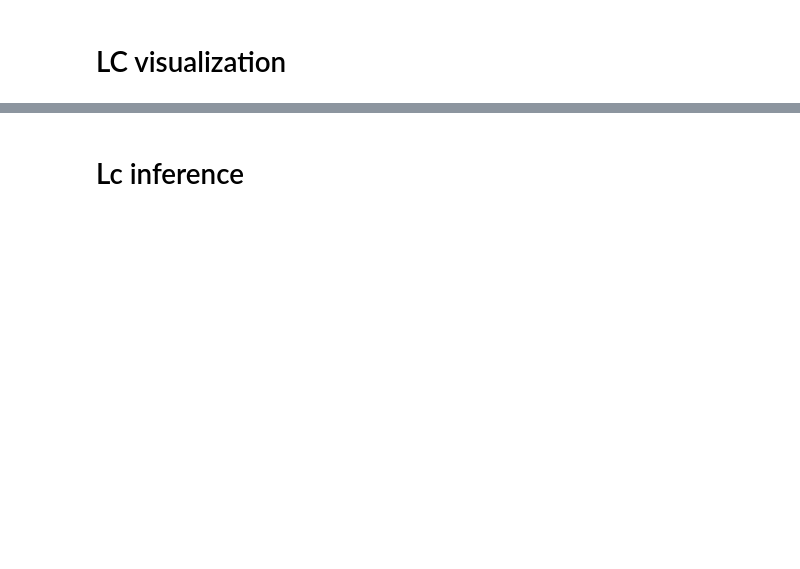
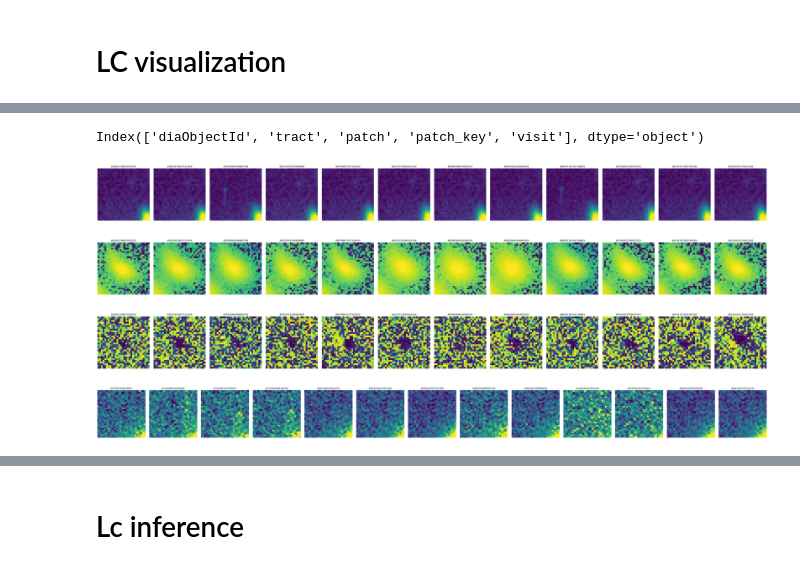
Before and after one commit to rbonnetguerrini/ML4transients, a Jupyter notebook: notebooks/data_loading_example.ipynb, the cells around one changed output, grey strips where cells are left out. Drawn from its saved outputs; the diff is of its cells as text; code cells hidden in the pictures; blank space fills up the shorter version.

```diff
--- a/notebooks/data_loading_example.ipynb
+++ b/notebooks/data_loading_example.ipynb
@@ -153,0 +96,7 @@ else:
+# %%
+diasource_index = pd.read_hdf(diasource_index_file, key='diasource_index')
+# %%
+dia_object_id=3495901618560337471
+sources_for_object = diasource_index[diasource_index['diaObjectId'] == dia_object_id]
+len(sources_for_object)
+sources_for_object
@@ -153,0 +122,42 @@ else:
+# %%
+sources_for_object.columns
+# %% [output]
+Index(['diaObjectId', 'tract', 'patch', 'patch_key', 'visit'], dtype='object')
+# %%
+def plot_lc_cutout(dia_object_id, cutout_type="diff"):
+    sources_for_object = diasource_index[diasource_index['diaObjectId'] == dia_object_id]
+    len(sources_for_object)
+    sources_for_object
+    # number of sources
+    n = len(sources_for_object.index)
+    if n>20:
+        print("too long")
+        return 0
+    # create subplots (1 row, n columns)
+    fig, axes = plt.subplots(1, n, figsize=(4*n, 4))  # adjust figsize as needed
+
+    # ensure axes is iterable even if n=1
+    if n == 1:
+        axes = [axes]
+
+    for ax, i in zip(axes, sources_for_object.index):
+        img = dataset.get_cutout_by_id(i, cutout_type=cutout_type)
+        ax.imshow(img)
+        ax.axis('off')  # optional, hide axes
+        ax.set_title(str(i))  # optional, label each cutout
+
+    plt.tight_layout()
+    plt.show()
+# %%
+id=3496002773630107900
+plot_lc_cutout(id, 'coadd')
+plot_lc_cutout(id, 'science')
+plot_lc_cutout(id, 'diff')
+# %% [output]
+[figure, added]
+[figure, added]
+[figure, added]
+# %%
+plot_lc_cutout(sources_for_object, 'coadd')
+# %% [output]
+[figure, added]
```
Also changed, not shown: parts of 15 cells of this notebook, 7 other files.
